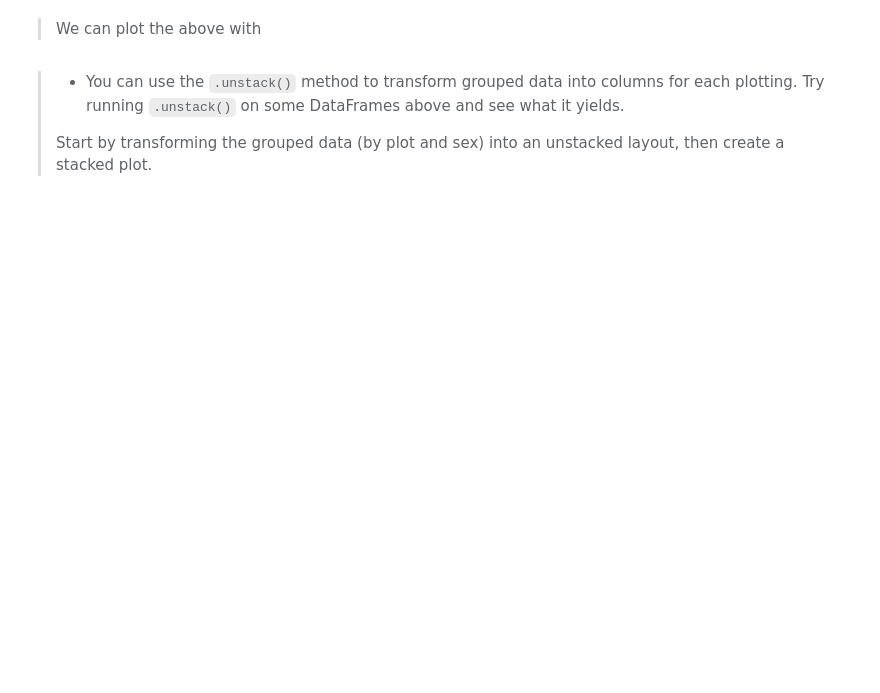
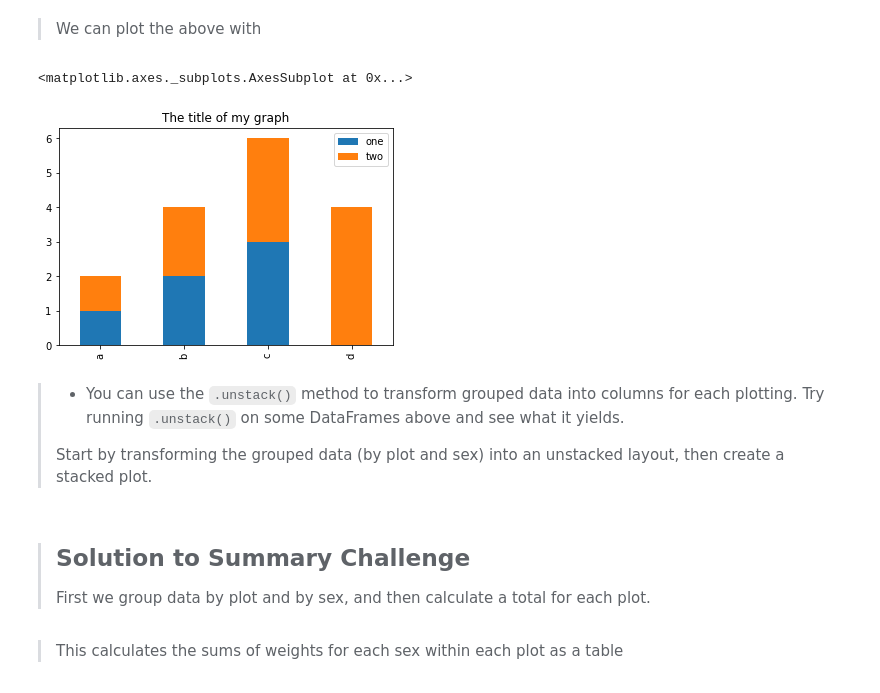
Before and after one commit to datacarpentry/python-ecology-lesson, a Jupyter notebook: _episodes_pynb/01-Starting_with_data.ipynb, the cells around one changed output. Saved outputs shown, nothing was run; the diff lists cells and outputs as text; code cells hidden in the pictures; blank space fills up the shorter version.

```diff
--- a/_episodes_pynb/01-Starting_with_data.ipynb
+++ b/_episodes_pynb/01-Starting_with_data.ipynb
@@ -269,3 +443,6 @@ We can also look at how many animals were captured in each plot:
 >  need to be in individual columns.  Here's a simple example with some data where
 >  'a', 'b', and 'c' are the groups, and 'one' and 'two' are the subgroups.
 >
+# %%
+d = {'one' : pd.Series([1., 2., 3.], index=['a', 'b', 'c']),'two' : pd.Series([1., 2., 3., 4.], index=['a', 'b', 'c', 'd'])}
+pd.DataFrame(d)
@@ -273,6 +456,11 @@ We can also look at how many animals were captured in each plot:
 > We can plot the above with
 # %%
 # plot stacked data so columns 'one' and 'two' are stacked
+my_df = pd.DataFrame(d)
+my_df.plot(kind='bar',stacked=True,title="The title of my graph")
+# %% [output]
+<matplotlib.axes._subplots.AxesSubplot at 0x...>
+[figure, added]
 # %% [markdown]
 > * You can use the `.unstack()` method to transform grouped data into columns
 > for each plotting.  Try running `.unstack()` on some DataFrames above and see
@@ -280,3 +468,8 @@ We can also look at how many animals were captured in each plot:
 >
 > Start by transforming the grouped data (by plot and sex) into an unstacked layout, then create
 > a stacked plot.
+# %% [markdown]
+> ## Solution to Summary Challenge
+>
+> First we group data by plot and by sex, and then calculate a total for each plot.
+>
@@ -282,0 +479,2 @@ We can also look at how many animals were captured in each plot:
+# %% [markdown]
+> This calculates the sums of weights for each sex within each plot as a table
```
Also changed, not shown: parts of 27 cells of this notebook, 1 other file.
